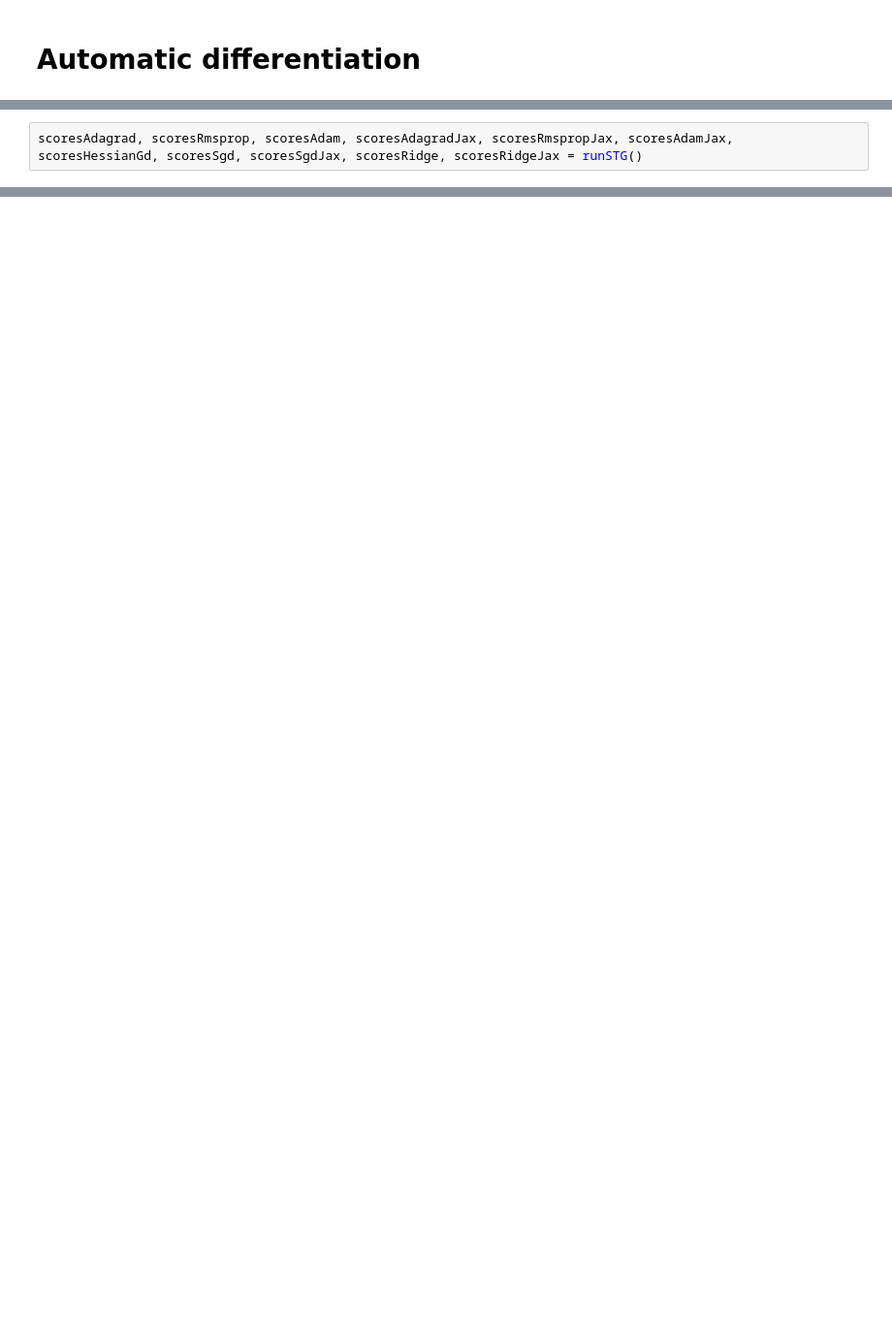
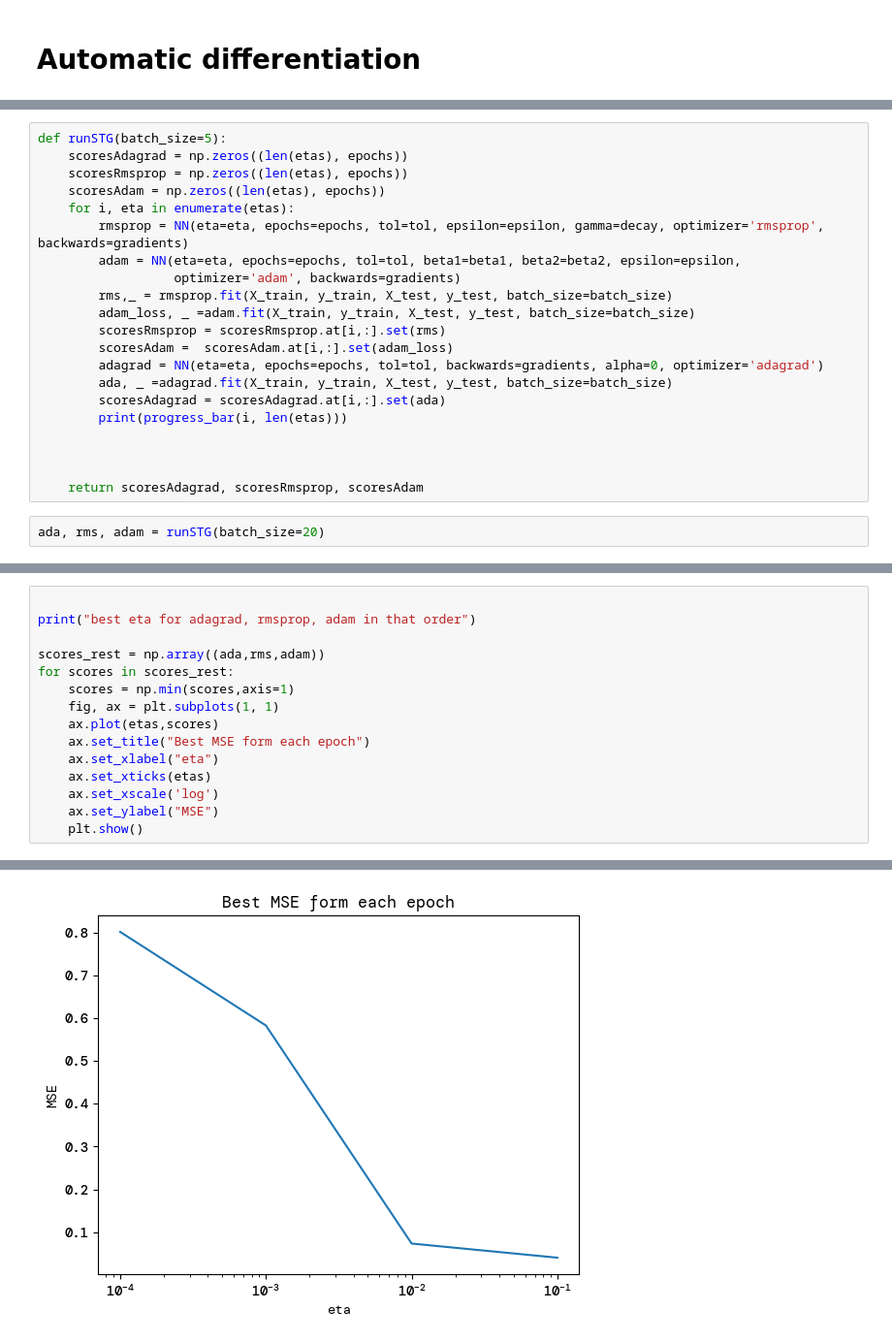
Before and after one commit to bragewiseth/MachineLearningProjects, a Jupyter notebook: weekley_exsercises/week42/solutionweek41-42.ipynb, the cells around one changed output, grey strips where cells are left out. Shown at 97% size. Drawn from its saved outputs; the diff is of its cells as text; blank space fills up the shorter version.

```diff
--- a/weekley_exsercises/week42/solutionweek41-42.ipynb
+++ b/weekley_exsercises/week42/solutionweek41-42.ipynb
@@ -503,2 +398,0 @@ ridge_gradients = jax.jit(grad(MSE_Ridge, argnums=0))
-# %%
-scoresAdagrad, scoresRmsprop, scoresAdam, scoresAdagradJax, scoresRmspropJax, scoresAdamJax, scoresHessianGd, scoresSgd, scoresSgdJax, scoresRidge, scoresRidgeJax = runSTG()
@@ -547,0 +426,23 @@ NameError: name 'scoresSgdJax' is not defined
+# %%
+def runSTG(batch_size=5):
+    scoresAdagrad = np.zeros((len(etas), epochs))
+    scoresRmsprop = np.zeros((len(etas), epochs))
+    scoresAdam = np.zeros((len(etas), epochs))
+    for i, eta in enumerate(etas):
+        rmsprop = NN(eta=eta, epochs=epochs, tol=tol, epsilon=epsilon, gamma=decay, optimizer='rmsprop', backwards=gradients)
+        adam = NN(eta=eta, epochs=epochs, tol=tol, beta1=beta1, beta2=beta2, epsilon=epsilon,
+                  optimizer='adam', backwards=gradients)
+        rms,_ = rmsprop.fit(X_train, y_train, X_test, y_test, batch_size=batch_size)
+        adam_loss, _ =adam.fit(X_train, y_train, X_test, y_test, batch_size=batch_size)
+        scoresRmsprop = scoresRmsprop.at[i,:].set(rms)
+        scoresAdam =  scoresAdam.at[i,:].set(adam_loss)
+        adagrad = NN(eta=eta, epochs=epochs, tol=tol, backwards=gradients, alpha=0, optimizer='adagrad')
+        ada, _ =adagrad.fit(X_train, y_train, X_test, y_test, batch_size=batch_size)
+        scoresAdagrad = scoresAdagrad.at[i,:].set(ada)
+        print(progress_bar(i, len(etas)))
+
+
+
+    return scoresAdagrad, scoresRmsprop, scoresAdam
+# %%
+ada, rms, adam = runSTG(batch_size=20)
@@ -547,0 +454,16 @@ NameError: name 'scoresSgdJax' is not defined
+# %%
+
+print("best eta for adagrad, rmsprop, adam in that order")
+
+scores_rest = np.array((ada,rms,adam))
+for scores in scores_rest:
+    scores = np.min(scores,axis=1)
+    fig, ax = plt.subplots(1, 1)
+    ax.plot(etas,scores)
+    ax.set_title("Best MSE form each epoch")
+    ax.set_xlabel("eta")
+    ax.set_xticks(etas)
+    ax.set_xscale('log')
+    ax.set_ylabel("MSE")
+    plt.show()
+# %% [output]
@@ -547,0 +471 @@ NameError: name 'scoresSgdJax' is not defined
+[figure, added]
```
Also changed, not shown: parts of 31 cells of this notebook, 39 other files.
